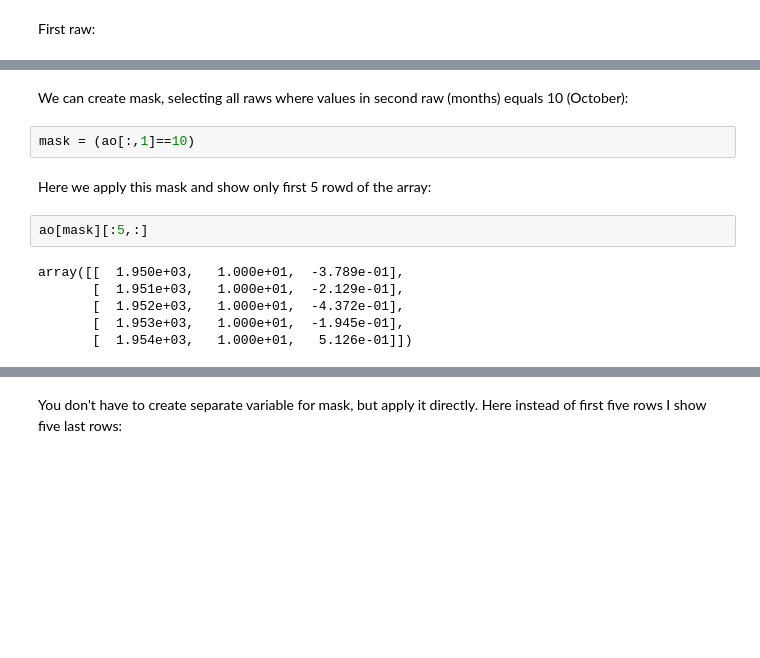
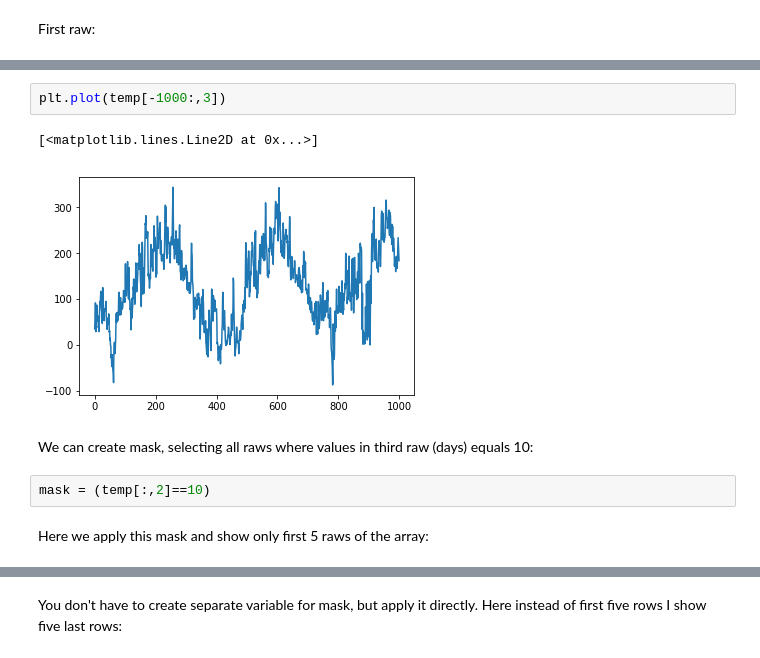
Before and after one commit to koldunovn/python_for_geosciences, a Jupyter notebook: 03 - NumPy arrays.ipynb, the cells around one changed output, grey strips where cells are left out. Cells and saved outputs as stored; diff of their text form; blank space fills up the shorter version.

```diff
--- a/03 - NumPy arrays.ipynb
+++ b/03 - NumPy arrays.ipynb
@@ -115,14 +112,11 @@ array([  1.950e+03,   1.000e+00,  -6.031e-02])
+# %%
+plt.plot(temp[-1000:,3])
+# %% [output]
+[<matplotlib.lines.Line2D at 0x...>]
+[figure, added]
 # %% [markdown]
-We can create mask, selecting all raws where values in second raw (months) equals 10 (October):
+We can create mask, selecting all raws where values in third raw (days) equals 10:
 # %%
-mask = (ao[:,1]==10)
+mask = (temp[:,2]==10)
 # %% [markdown]
-Here we apply this mask and show only first 5 rowd of the array:
+Here we apply this mask and show only first 5 raws of the array:
-# %%
-ao[mask][:5,:]
-# %% [output]
-array([[  1.950e+03,   1.000e+01,  -3.789e-01],
-       [  1.951e+03,   1.000e+01,  -2.129e-01],
-       [  1.952e+03,   1.000e+01,  -4.372e-01],
-       [  1.953e+03,   1.000e+01,  -1.945e-01],
-       [  1.954e+03,   1.000e+01,   5.126e-01]])
```
Also changed, not shown: parts of 61 cells of this notebook.
